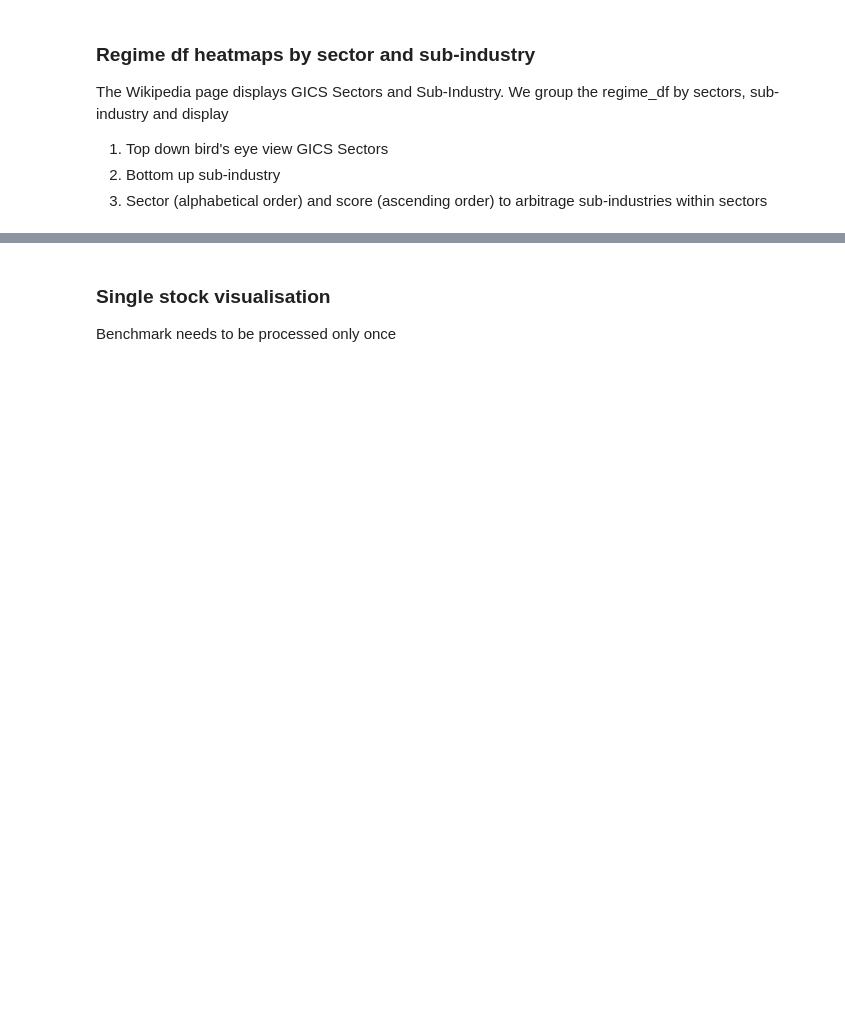
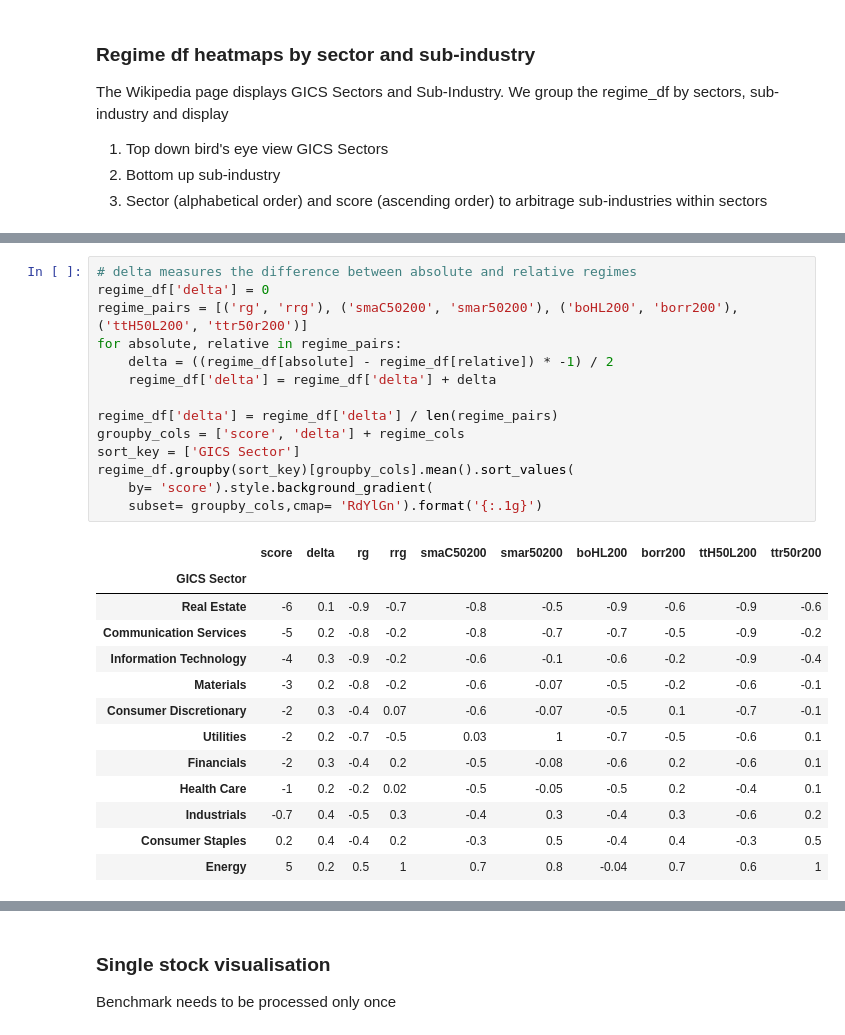
Before and after one commit to bjahnke/backtest_notebook, a Jupyter notebook: notes/market_scanner.ipynb, the cells around one changed output, grey strips where cells are left out. Drawn from its saved outputs; the diff is of its cells as text; blank space fills up the shorter version.

```diff
--- a/notes/market_scanner.ipynb
+++ b/notes/market_scanner.ipynb
@@ -243 +182,29 @@ The Wikipedia page displays GICS Sectors and Sub-Industry. We group the regime_d
+# %%
+# delta measures the difference between absolute and relative regimes
+regime_df['delta'] = 0
+regime_pairs = [('rg', 'rrg'), ('smaC50200', 'smar50200'), ('boHL200', 'borr200'), ('ttH50L200', 'ttr50r200')]
+for absolute, relative in regime_pairs:
+    delta = ((regime_df[absolute] - regime_df[relative]) * -1) / 2
+    regime_df['delta'] = regime_df['delta'] + delta
+
+regime_df['delta'] = regime_df['delta'] / len(regime_pairs)
+groupby_cols = ['score', 'delta'] + regime_cols
+sort_key = ['GICS Sector']
+regime_df.groupby(sort_key)[groupby_cols].mean().sort_values(
+    by= 'score').style.background_gradient(
+    subset= groupby_cols,cmap= 'RdYlGn').format('{:.1g}')
+# %% [output]
+|  | score | delta | rg | rrg | smaC50200 | smar50200 | boHL200 | borr200 | ttH50L200 | ttr50r200 |
+| GICS Sector |  |  |  |  |  |  |  |  |  |  |
+| Real Estate | -6 | 0.1 | -0.9 | -0.7 | -0.8 | -0.5 | -0.9 | -0.6 | -0.9 | -0.6 |
+| Communication Services | -5 | 0.2 | -0.8 | -0.2 | -0.8 | -0.7 | -0.7 | -0.5 | -0.9 | -0.2 |
+| Information Technology | -4 | 0.3 | -0.9 | -0.2 | -0.6 | -0.1 | -0.6 | -0.2 | -0.9 | -0.4 |
+| Materials | -3 | 0.2 | -0.8 | -0.2 | -0.6 | -0.07 | -0.5 | -0.2 | -0.6 | -0.1 |
+| Consumer Discretionary | -2 | 0.3 | -0.4 | 0.07 | -0.6 | -0.07 | -0.5 | 0.1 | -0.7 | -0.1 |
+| Utilities | -2 | 0.2 | -0.7 | -0.5 | 0.03 | 1 | -0.7 | -0.5 | -0.6 | 0.1 |
+| Financials | -2 | 0.3 | -0.4 | 0.2 | -0.5 | -0.08 | -0.6 | 0.2 | -0.6 | 0.1 |
+| Health Care | -1 | 0.2 | -0.2 | 0.02 | -0.5 | -0.05 | -0.5 | 0.2 | -0.4 | 0.1 |
+| Industrials | -0.7 | 0.4 | -0.5 | 0.3 | -0.4 | 0.3 | -0.4 | 0.3 | -0.6 | 0.2 |
+| Consumer Staples | 0.2 | 0.4 | -0.4 | 0.2 | -0.3 | 0.5 | -0.4 | 0.4 | -0.3 | 0.5 |
+| Energy | 5 | 0.2 | 0.5 | 1 | 0.7 | 0.8 | -0.04 | 0.7 | 0.6 | 1 |
 # %%
```
Also changed, not shown: parts of 15 cells of this notebook, 2 other files.
